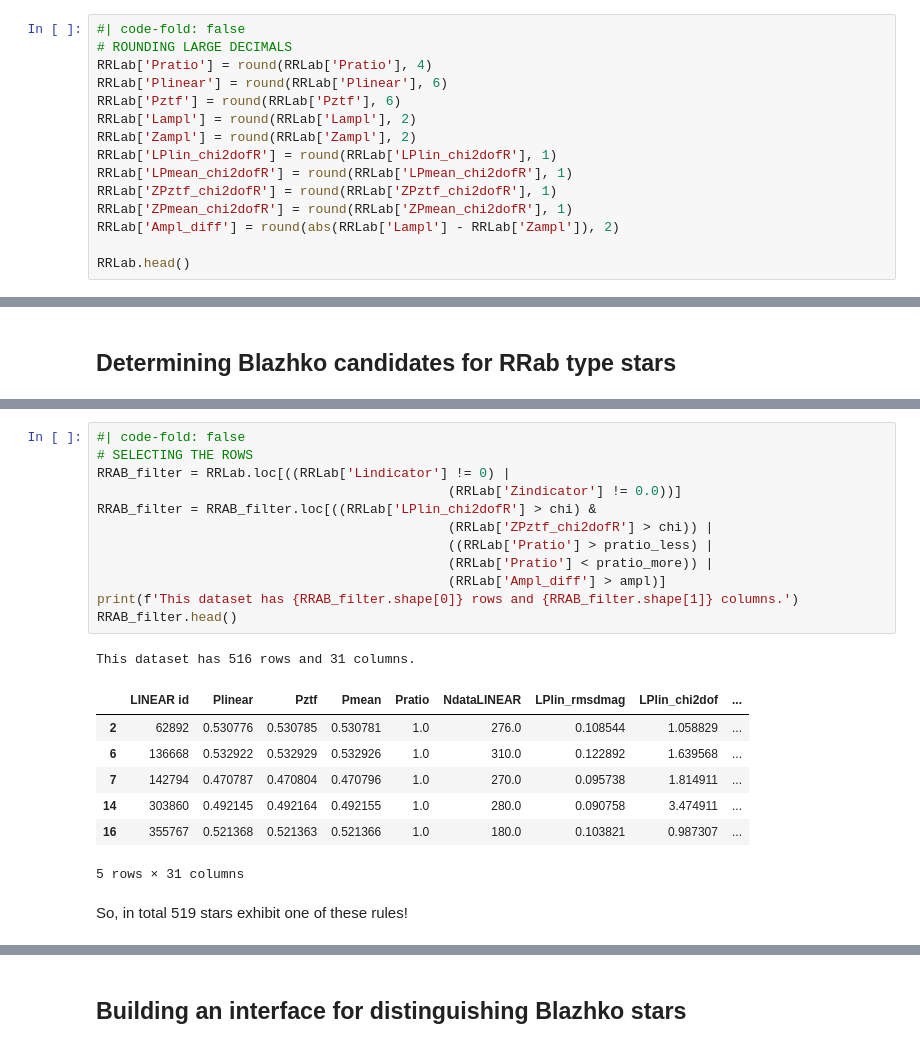
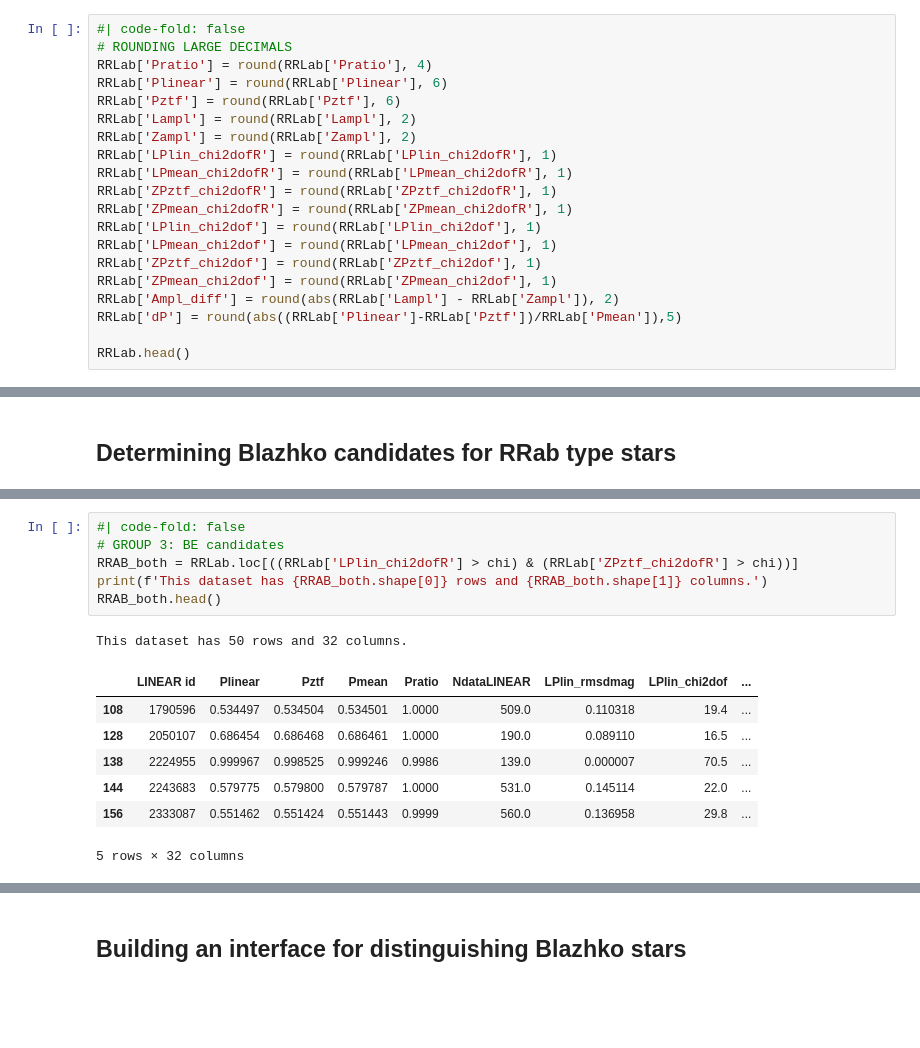
Before and after one commit to emadonev/var_stars, a Jupyter notebook: nbs/04_Searching_for_Blazhko_stars.ipynb, the cells around one changed output, grey strips where cells are left out. Saved outputs shown, nothing was run; the diff lists cells and outputs as text; blank space fills up the shorter version.

```diff
--- a/nbs/04_Searching_for_Blazhko_stars.ipynb
+++ b/nbs/04_Searching_for_Blazhko_stars.ipynb
@@ -273,7 +275,12 @@ RRLab['LPlin_chi2dofR'] = round(RRLab['LPlin_chi2dofR'], 1)
 RRLab['LPmean_chi2dofR'] = round(RRLab['LPmean_chi2dofR'], 1)
 RRLab['ZPztf_chi2dofR'] = round(RRLab['ZPztf_chi2dofR'], 1)
 RRLab['ZPmean_chi2dofR'] = round(RRLab['ZPmean_chi2dofR'], 1)
+RRLab['LPlin_chi2dof'] = round(RRLab['LPlin_chi2dof'], 1)
+RRLab['LPmean_chi2dof'] = round(RRLab['LPmean_chi2dof'], 1)
+RRLab['ZPztf_chi2dof'] = round(RRLab['ZPztf_chi2dof'], 1)
+RRLab['ZPmean_chi2dof'] = round(RRLab['ZPmean_chi2dof'], 1)
 RRLab['Ampl_diff'] = round(abs(RRLab['Lampl'] - RRLab['Zampl']), 2)
+RRLab['dP'] = round(abs((RRLab['Plinear']-RRLab['Pztf'])/RRLab['Pmean']),5)
 
 RRLab.head()
 # %% [output]
@@ -314,23 +349,15 @@ ampl = 0.01
 # %%
 #| code-fold: false
-# SELECTING THE ROWS
-RRAB_filter = RRLab.loc[((RRLab['Lindicator'] != 0) |
-                                             (RRLab['Zindicator'] != 0.0))]
-RRAB_filter = RRAB_filter.loc[((RRLab['LPlin_chi2dofR'] > chi) &
-                                             (RRLab['ZPztf_chi2dofR'] > chi)) |
-                                             ((RRLab['Pratio'] > pratio_less) |
-                                             (RRLab['Pratio'] < pratio_more)) |
-                                             (RRLab['Ampl_diff'] > ampl)]
-print(f'This dataset has {RRAB_filter.shape[0]} rows and {RRAB_filter.shape[1]} columns.')
-RRAB_filter.head()
+# GROUP 3: BE candidates
+RRAB_both = RRLab.loc[((RRLab['LPlin_chi2dofR'] > chi) & (RRLab['ZPztf_chi2dofR'] > chi))]
+print(f'This dataset has {RRAB_both.shape[0]} rows and {RRAB_both.shape[1]} columns.')
+RRAB_both.head()
 # %% [output]
-This dataset has 516 rows and 31 columns.
+This dataset has 50 rows and 32 columns.
 |  | LINEAR id | Plinear | Pztf | Pmean | Pratio | NdataLINEAR | LPlin_rmsdmag | LPlin_chi2dof | ... |
-| 2 | 62892 | 0.530776 | 0.530785 | 0.530781 | 1.0 | 276.0 | 0.108544 | 1.058829 | ... |
-| 6 | 136668 | 0.532922 | 0.532929 | 0.532926 | 1.0 | 310.0 | 0.122892 | 1.639568 | ... |
-| 7 | 142794 | 0.470787 | 0.470804 | 0.470796 | 1.0 | 270.0 | 0.095738 | 1.814911 | ... |
-| 14 | 303860 | 0.492145 | 0.492164 | 0.492155 | 1.0 | 280.0 | 0.090758 | 3.474911 | ... |
-| 16 | 355767 | 0.521368 | 0.521363 | 0.521366 | 1.0 | 180.0 | 0.103821 | 0.987307 | ... |
+| 108 | 1790596 | 0.534497 | 0.534504 | 0.534501 | 1.0000 | 509.0 | 0.110318 | 19.4 | ... |
+| 128 | 2050107 | 0.686454 | 0.686468 | 0.686461 | 1.0000 | 190.0 | 0.089110 | 16.5 | ... |
+| 138 | 2224955 | 0.999967 | 0.998525 | 0.999246 | 0.9986 | 139.0 | 0.000007 | 70.5 | ... |
+| 144 | 2243683 | 0.579775 | 0.579800 | 0.579787 | 1.0000 | 531.0 | 0.145114 | 22.0 | ... |
+| 156 | 2333087 | 0.551462 | 0.551424 | 0.551443 | 0.9999 | 560.0 | 0.136958 | 29.8 | ... |
-5 rows × 31 columns
+5 rows × 32 columns
-# %% [markdown]
-So, in total 519 stars exhibit one of these rules!
```
Also changed, not shown: parts of 28 cells of this notebook, 7 other files.
